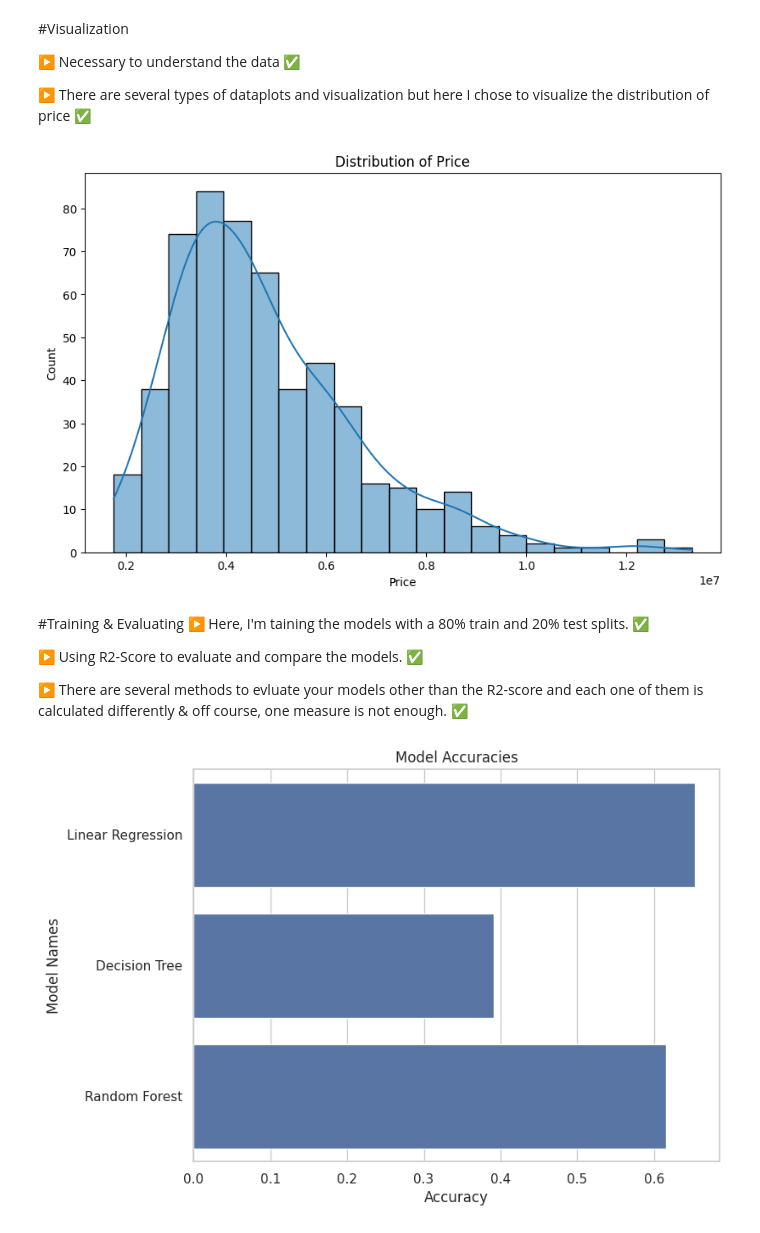
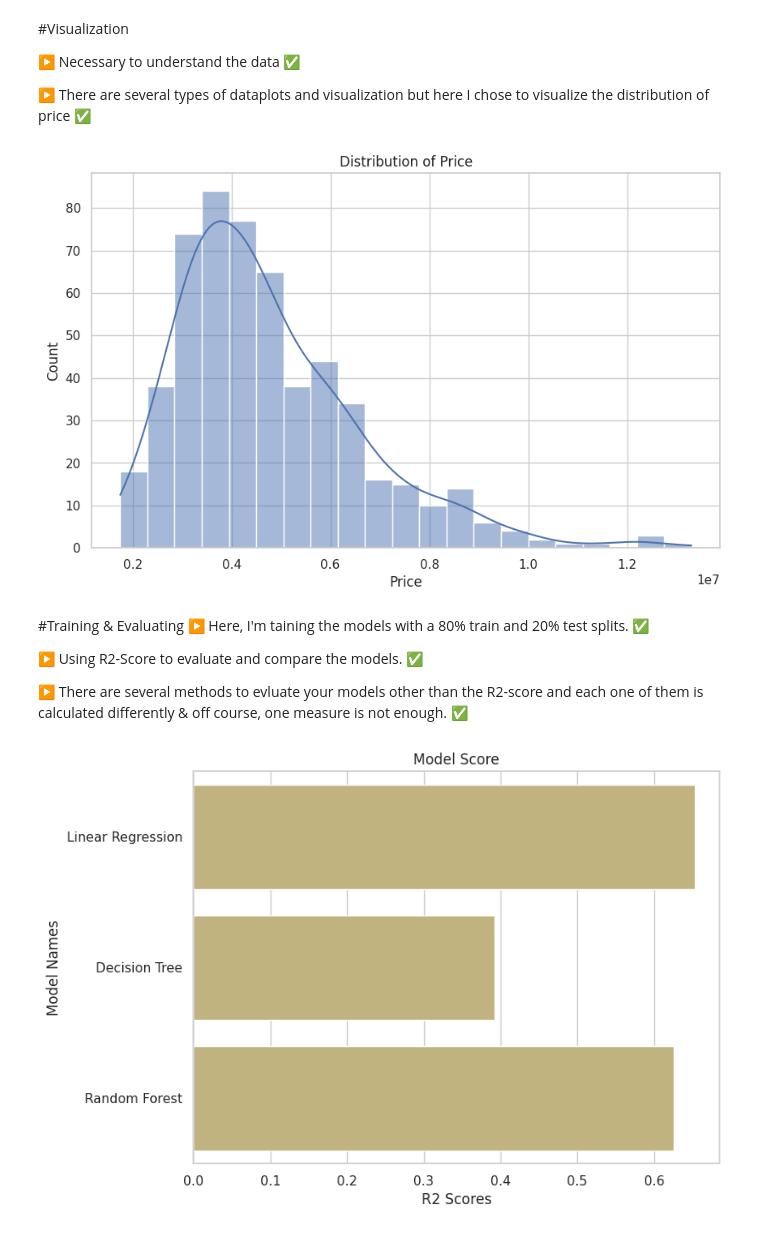
Before and after one commit to HodaAzzam/Prediction-of-House-Pricing, a Jupyter notebook: House_Pricing.ipynb, the cells around one changed output. Saved outputs shown, nothing was run; the diff lists cells and outputs as text; code cells hidden in the pictures.

```diff
--- a/House_Pricing.ipynb
+++ b/House_Pricing.ipynb
@@ -27,5 +26,5 @@ Saving Housing.csv to Housing (7).csv
 # %%
-data = pd.read_csv(io.BytesIO(uploaded['Housing (7).csv']))
+data = pd.read_csv(io.BytesIO(uploaded['Housing (1).csv']))
 # %%
 data
 # %% [output]
@@ -56,7 +55,7 @@ plt.ylabel("Count")
 plt.title("Distribution of Price")
 plt.show()
 # %% [output]
-[figure, old version]
+[figure, new version]
 # %% [markdown]
 #Training & Evaluating
 ▶ Here, I'm taining the models with a 80% train and 20% test splits. ✅
@@ -69,36 +68,40 @@ categorical_cols = ['mainroad', 'guestroom', 'basement', 'hotwaterheating', 'air
 label_encoder = LabelEncoder()
 for col in categorical_cols:
     data[col] = label_encoder.fit_transform(data[col])
+
+furnishing_status_ohe = pd.get_dummies(data['furnishingstatus'], prefix='furnishing')
+data = pd.concat([data, furnishing_status_ohe], axis=1)
+data.drop('furnishingstatus', axis=1, inplace=True)
 
 X = data.drop('price', axis=1)
 y = data['price']
 X_train, X_test, y_train, y_test = train_test_split(X, y, test_size=0.2, random_state=42)
 
 models = {
     'Linear Regression': LinearRegression(),
     'Decision Tree': DecisionTreeRegressor(),
     'Random Forest': RandomForestRegressor()
 }
 
 Name = ['Linear Regression','Decision Tree','Random Forest']
-R2_Score = []
+R2_Sc = []
 
 for name, model in models.items():
     model.fit(X_train, y_train)
     y_pred = model.predict(X_test)
     R2_Score = r2_score(y_test, y_pred)
-    R2_Score.append(R2_Score)
-data = pd.DataFrame({"Names": Name, "R2 Scores": R2_Score})
+    R2_Sc.append(R2_Score)
+data = pd.DataFrame({"Names": Name, "R2_Score": R2_Sc})
 
 sns.set(style="whitegrid")
 plt.figure(figsize=(8, 6))
 
-sns.barplot(x="Accuracies", y="Names", data=data, color="b")
+sns.barplot(x="R2_Score", y="Names", data=data, color="y")
 
 plt.xlabel("R2 Scores")
 plt.ylabel("Model Names")
 plt.title("Model Score")
 
 plt.show()
 # %% [output]
-[figure, old version]
+[figure, new version]
```
Also changed, not shown: parts of 2 cells of this notebook.
